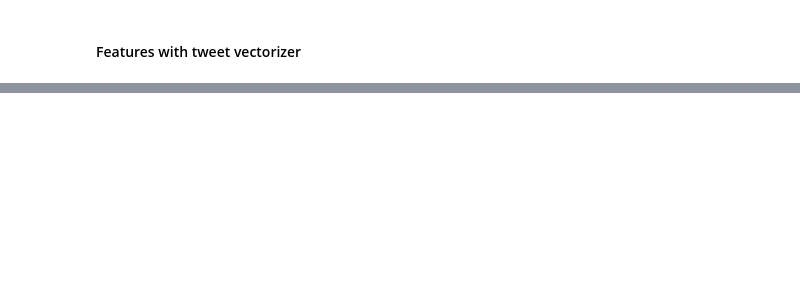
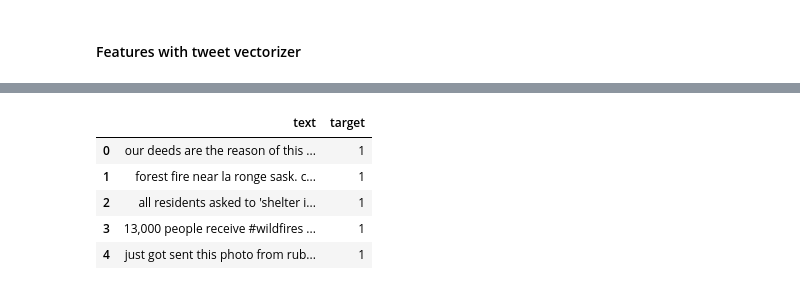
Before and after one commit to milemarchese/OrganizacionDeDatos, a Jupyter notebook: TP2/Modelo ML.ipynb, the cells around one changed output, grey strips where cells are left out. Drawn from its saved outputs; the diff is of its cells as text; code cells hidden in the pictures; blank space fills up the shorter version.

```diff
--- a/TP2/Modelo ML.ipynb
+++ b/TP2/Modelo ML.ipynb
@@ -516,0 +283,6 @@ weighted avg       0.78      0.78      0.78      1859
+# %%
+text = pd.read_csv("train.csv", usecols=['text', 'target'])
+test_text = pd.read_csv("test.csv", usecols=['text'])
+# %%
+text.drop_duplicates(subset = 'text', keep = False, inplace = True)
+text.info()
@@ -516,0 +299,12 @@ weighted avg       0.78      0.78      0.78      1859
+# %%
+text['text'] = text['text'].apply(lambda x: x.lower())
+test_text['text'] = test_text['text'].apply(lambda x: x.lower())
+# %%
+text.head()
+# %% [output]
+|  | text | target |
+| 0 | our deeds are the reason of this ... | 1 |
+| 1 | forest fire near la ronge sask. c... | 1 |
+| 2 | all residents asked to 'shelter i... | 1 |
+| 3 | 13,000 people receive #wildfires ... | 1 |
+| 4 | just got sent this photo from rub... | 1 |
```
Also changed, not shown: parts of 70 cells of this notebook, 1 other file.
